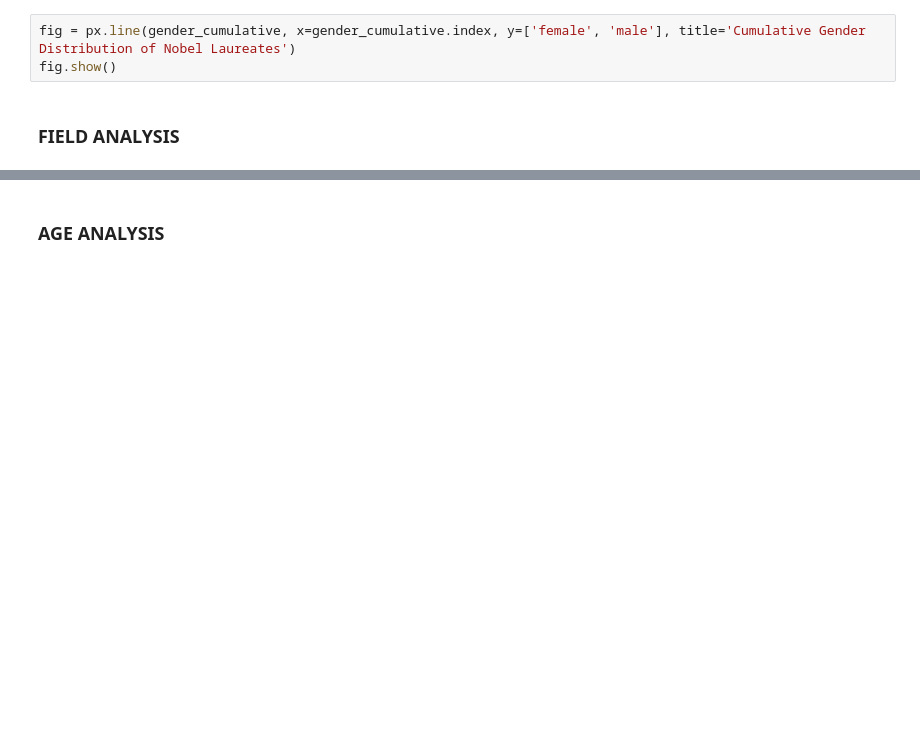
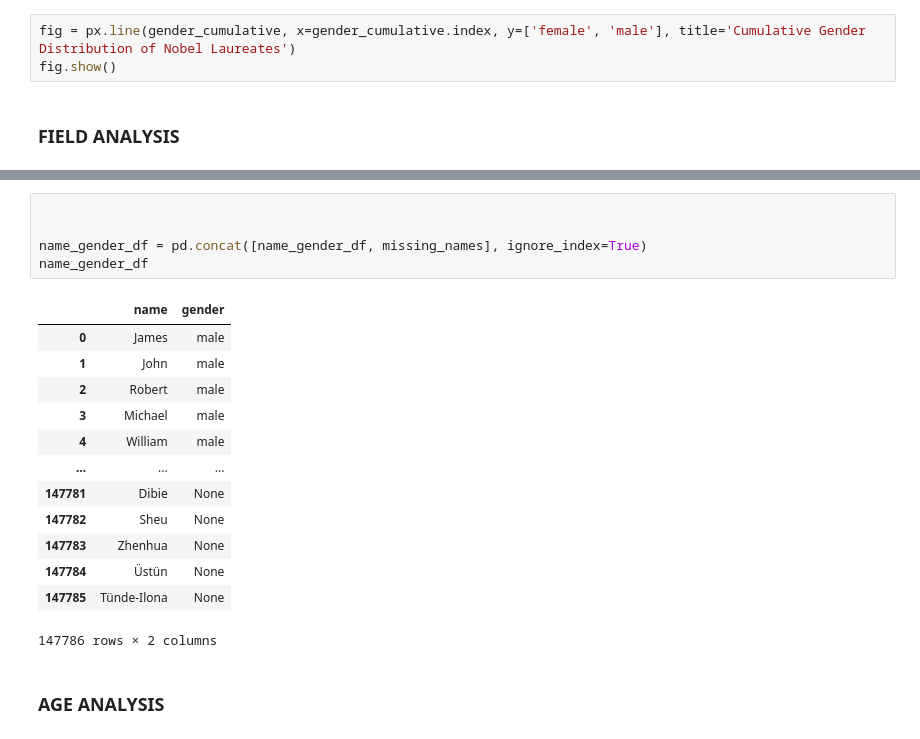
Before and after one commit to Bluceli168/IH-API-Project, a Jupyter notebook: main.ipynb, the cells around one changed output, grey strips where cells are left out. Cells and saved outputs as stored; diff of their text form; blank space fills up the shorter version.

```diff
--- a/main.ipynb
+++ b/main.ipynb
@@ -241,3 +321,22 @@ Name: count, Length: 2021, dtype: int64
+# %%
+
+
+name_gender_df = pd.concat([name_gender_df, missing_names], ignore_index=True)
+name_gender_df
+# %% [output]
+|  | name | gender |
+| 0 | James | male |
+| 1 | John | male |
+| 2 | Robert | male |
+| 3 | Michael | male |
+| 4 | William | male |
+| ... | ... | ... |
+| 147781 | Dibie | None |
+| 147782 | Sheu | None |
+| 147783 | Zhenhua | None |
+| 147784 | Üstün | None |
+| 147785 | Tünde-Ilona | None |
+147786 rows × 2 columns
 # %% [markdown]
 ### AGE ANALYSIS
 # %%
```
Also changed, not shown: parts of 11 cells of this notebook, 2 other files.
